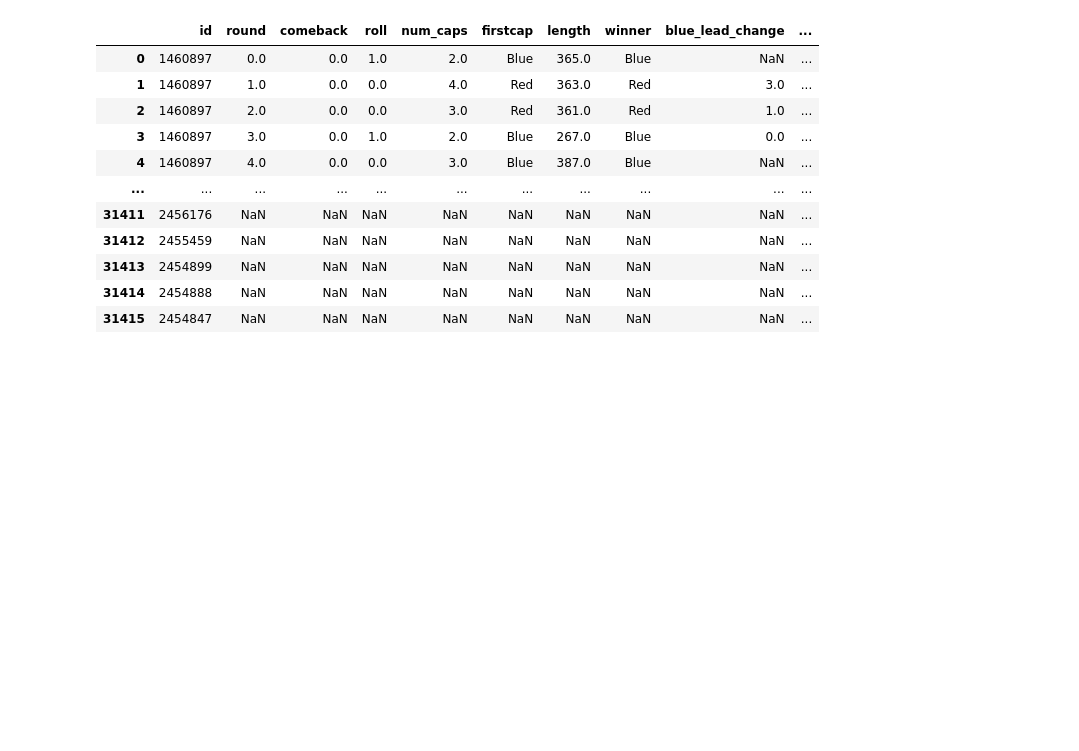
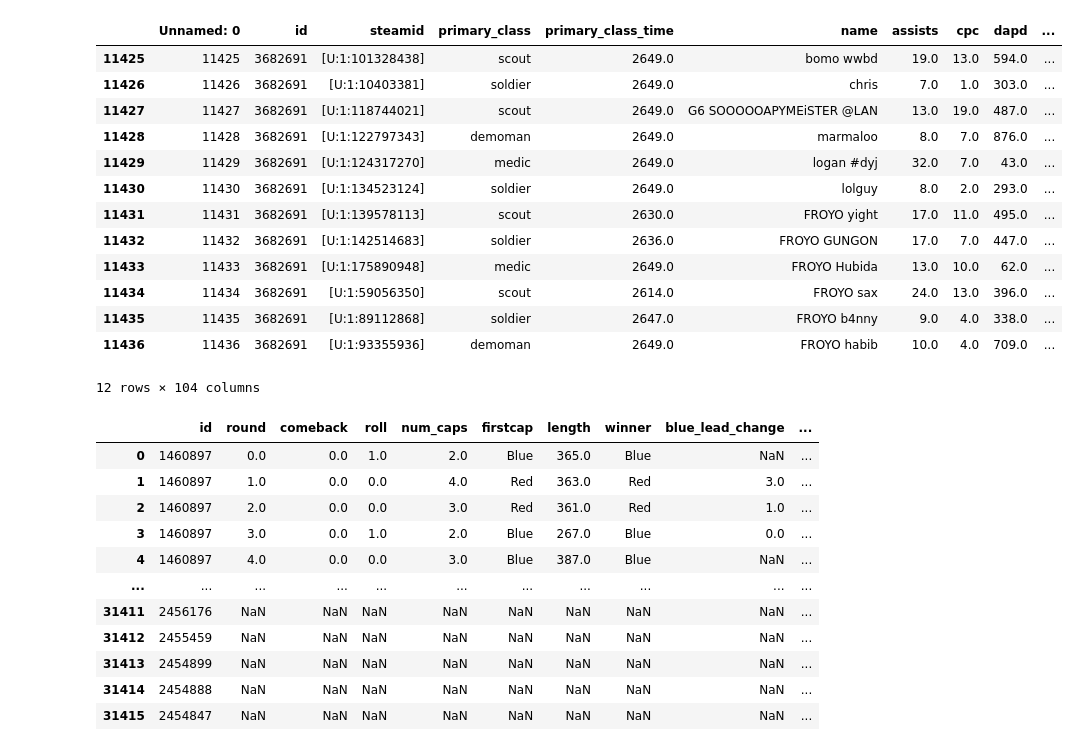
Before and after one commit to ebtrout/tf2_data_vis, a Jupyter notebook: codebase/datasets for vis.ipynb, the cells around one changed output. Drawn from its saved outputs; the diff is of its cells as text; code cells hidden in the pictures; blank space fills up the shorter version.

```diff
--- a/codebase/datasets for vis.ipynb
+++ b/codebase/datasets for vis.ipynb
@@ -30,0 +169,4 @@ X = model_ready_data['X']
+# %%
+players['num_games'] = players.groupby('steamid').transform('size')
+# %%
+players.sort_values(by = 'num_games',ascending= False,inplace = True)
@@ -31,3 +350,22 @@ X = model_ready_data['X']
+# %%
+checking = players[players['id'] == 3682691]
+# %%
+checking
+# %% [output]
+|  | Unnamed: 0 | id | steamid | primary_class | primary_class_time | name | assists | cpc | dapd | ... |
+| 11425 | 11425 | 3682691 | [U:1:101328438] | scout | 2649.0 | bomo wwbd | 19.0 | 13.0 | 594.0 | ... |
+| 11426 | 11426 | 3682691 | [U:1:10403381] | soldier | 2649.0 | chris | 7.0 | 1.0 | 303.0 | ... |
+| 11427 | 11427 | 3682691 | [U:1:118744021] | scout | 2649.0 | G6 SOOOOOAPYMEiSTER @LAN | 13.0 | 19.0 | 487.0 | ... |
+| 11428 | 11428 | 3682691 | [U:1:122797343] | demoman | 2649.0 | marmaloo | 8.0 | 7.0 | 876.0 | ... |
+| 11429 | 11429 | 3682691 | [U:1:124317270] | medic | 2649.0 | logan #dyj | 32.0 | 7.0 | 43.0 | ... |
+| 11430 | 11430 | 3682691 | [U:1:134523124] | soldier | 2649.0 | lolguy | 8.0 | 2.0 | 293.0 | ... |
+| 11431 | 11431 | 3682691 | [U:1:139578113] | scout | 2630.0 | FROYO yight | 17.0 | 11.0 | 495.0 | ... |
+| 11432 | 11432 | 3682691 | [U:1:142514683] | soldier | 2636.0 | FROYO GUNGON | 17.0 | 7.0 | 447.0 | ... |
+| 11433 | 11433 | 3682691 | [U:1:175890948] | medic | 2649.0 | FROYO Hubida | 13.0 | 10.0 | 62.0 | ... |
+| 11434 | 11434 | 3682691 | [U:1:59056350] | scout | 2614.0 | FROYO sax | 24.0 | 13.0 | 396.0 | ... |
+| 11435 | 11435 | 3682691 | [U:1:89112868] | soldier | 2647.0 | FROYO b4nny | 9.0 | 4.0 | 338.0 | ... |
+| 11436 | 11436 | 3682691 | [U:1:93355936] | demoman | 2649.0 | FROYO habib | 10.0 | 4.0 | 709.0 | ... |
+12 rows × 104 columns
 # %%
 koth_rounds
 # %% [output]
```
Also changed, not shown: parts of 30 cells of this notebook, 10 other files.
